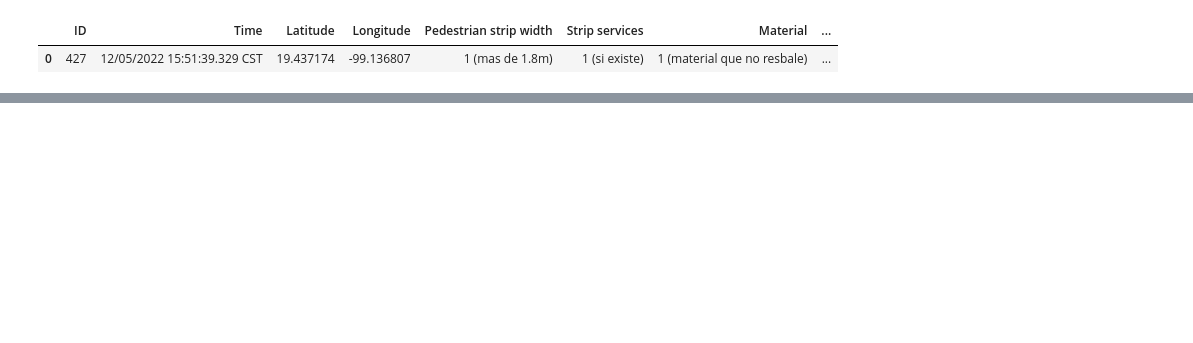
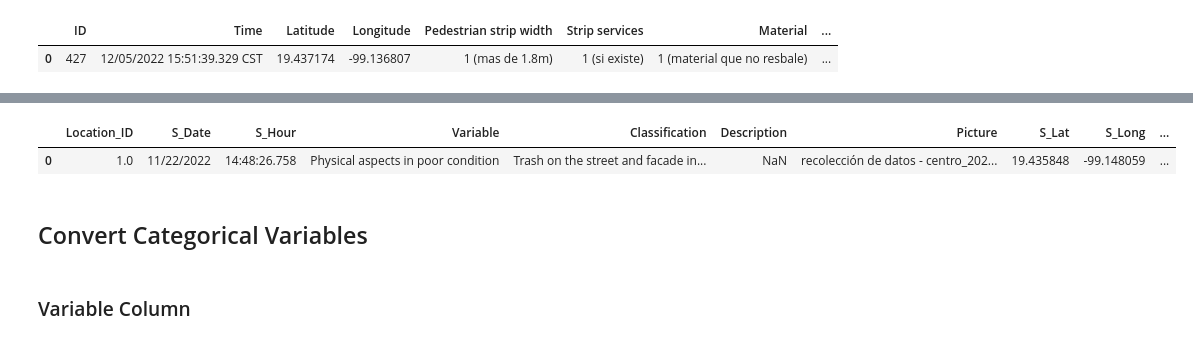
Before and after one commit to zeynepmertan/shantiproject, a Jupyter notebook: data processing/join_tables.ipynb, the cells around one changed output, grey strips where cells are left out. Cells and saved outputs as stored; diff of their text form; code cells hidden in the pictures; blank space fills up the shorter version.

Commit message:
Update join_tables.ipynb
Joining tables and cleaning

```diff
--- a/data processing/join_tables.ipynb
+++ b/data processing/join_tables.ipynb
@@ -11,9 +34,9 @@ import json
 # %%
-businesses= pd.read_csv("/project/business_data.csv")
-predestrian_crossings= pd.read_csv("/project/pedestrian_crossings.csv")
-predestrian_traffic= pd.read_csv("/project/pedestrian_traffic.csv")
-street= pd.read_csv("/project/street_data.csv")
-walkability= pd.read_csv("/project/walkability.csv")
+businesses= pd.read_csv("/project/shanti_data/business_data.csv")
+predestrian_crossings= pd.read_csv("/project/shanti_data/pedestrian_crossings.csv")
+predestrian_traffic= pd.read_csv("/project/shanti_data/pedestrian_traffic.csv")
+street= pd.read_csv("/project/shanti_data/street_data.csv")
+walkability= pd.read_csv("/project/shanti_data/walkability.csv")
 # %%
 businesses.shape
 businesses.head(5)
@@ -264,0 +274,11 @@ d1.head(800)
+# %%
+d2 = d1.rename(columns={'Date': 'S_Date', 'Hour': 'S_Hour'}).merge(predestrian_crossings.rename(columns={'ID': 'Crossing_ID', 'Time': 'C_Timestamp','Score': 'C_Score', 'Latitude': 'C_Lat', 'Longitude': 'C_Long'}), on='street_name', how='left')
+# %%
+d3 = d2.merge(predestrian_traffic.rename(columns={'ID': 'Traffic_ID','Score': 'T_Score', 'Latitude': 'T_Lat', 'Longitude': 'T_Long'}), on='street_name', how='left')
+# %%
+d4 = d3.merge(predestrian_crossings.rename(columns={'ID': 'Walkability_ID', 'Time': 'W_Timestamp','Score': 'W_Score', 'Latitude': 'W_Lat', 'Longitude': 'W_Long'}), on='street_name', how='left')
+# %%
+d4.head(1)
+# %% [output]
+|  | Location_ID | S_Date | S_Hour | Variable | Classification | Description | Picture | S_Lat | S_Long | ... |
+| 0 | 1.0 | 11/22/2022 | 14:48:26.758 | Physical aspects in poor condition | Trash on the street and facade in... | NaN | recolección de datos - centro_202... | 19.435848 | -99.148059 | ... |
@@ -264,0 +298,4 @@ d1.head(800)
+# %% [markdown]
+## Convert Categorical Variables
+# %% [markdown]
+### Variable Column
```
Also changed, not shown: parts of 207 cells of this notebook.
